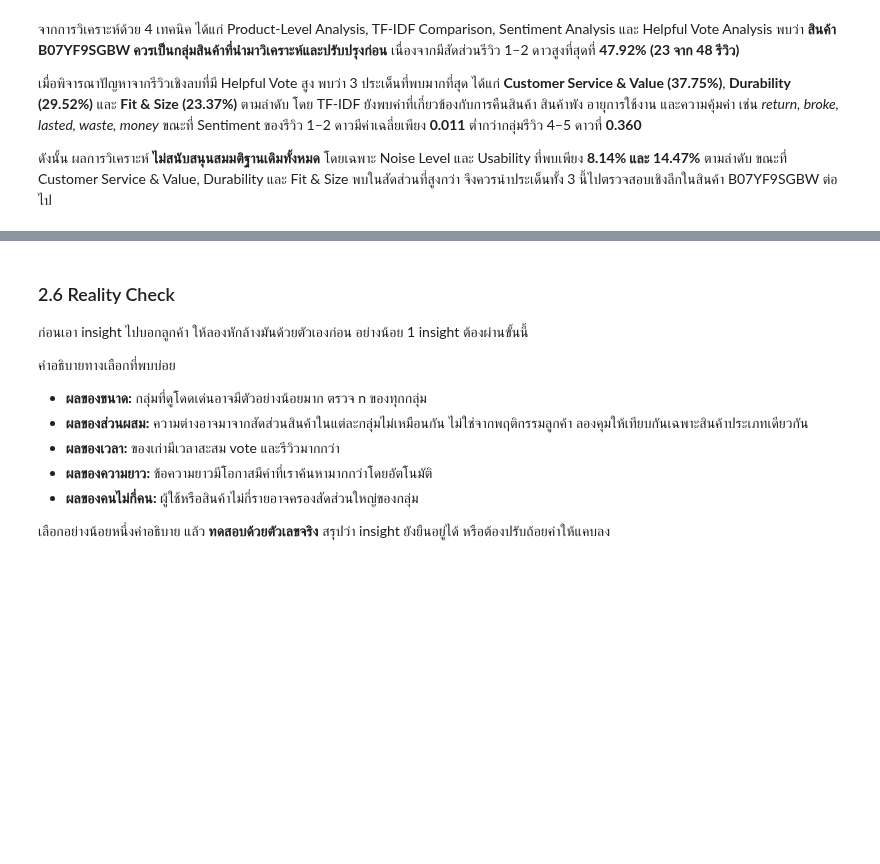
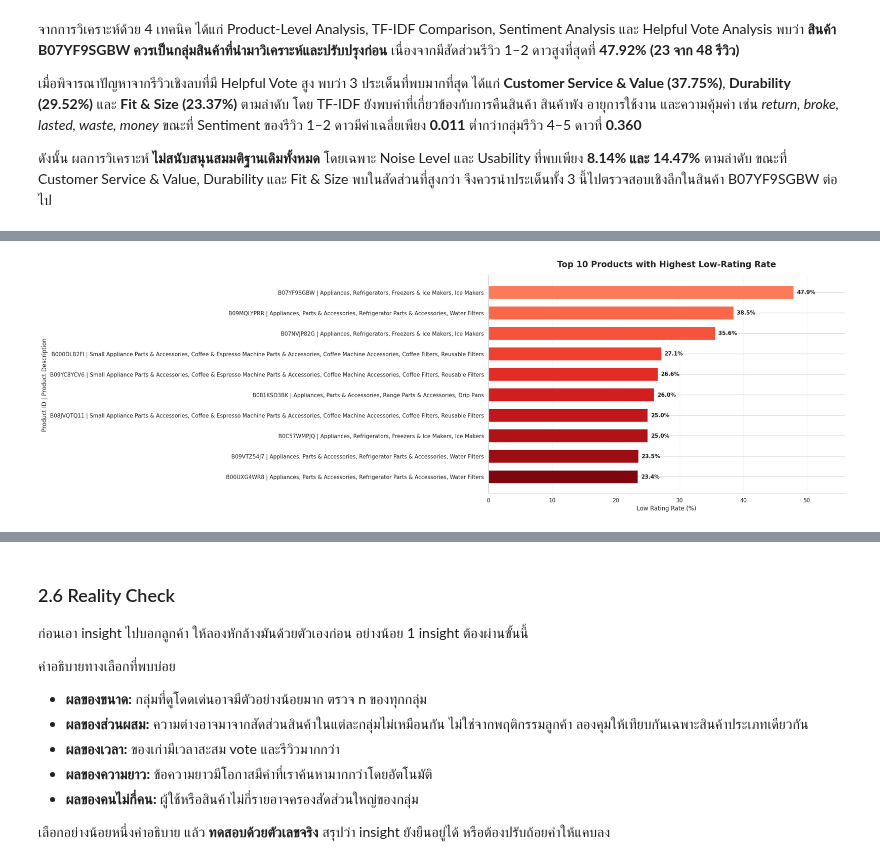
Before and after one commit to doperjerr/Project1-Text_Analytics69, a Jupyter notebook: project1_text_analytics69.ipynb, the cells around one changed output, grey strips where cells are left out. Saved outputs shown, nothing was run; the diff lists cells and outputs as text; code cells hidden in the pictures; blank space fills up the shorter version.

```diff
--- a/project1_text_analytics69.ipynb
+++ b/project1_text_analytics69.ipynb
@@ -1392,0 +1641,83 @@ plt.show()
+# %%
+import matplotlib.pyplot as plt
+import numpy as np
+
+# เรียงจากเปอร์เซ็นต์น้อย → มาก
+plot_data = (
+    top_problem_products
+    .sort_values('Low_Rating_Rate', ascending=True)
+    .copy()
+)
+
+# รหัสสินค้า | คำอธิบายสินค้า
+plot_data['product_label'] = (
+    plot_data['parent_asin'].astype(str)
+    + ' | '
+    + plot_data['categories'].astype(str)
+)
+
+# สีแดงไล่ระดับ
+# ค่าสูงสุด = แดงเข้ม
+colors = plt.cm.Reds(
+    np.linspace(0.45, 0.95, len(plot_data))
+)[::-1]
+
+plt.figure(figsize=(13, 8))
+
+bars = plt.barh(
+    plot_data['product_label'],
+    plot_data['Low_Rating_Rate'],
+    color=colors,
+    height=0.65
+)
+
+plt.title(
+    'Top 10 Products with Highest Low-Rating Rate',
+    fontsize=17,
+    fontweight='bold',
+    pad=18
+)
+
+plt.xlabel(
+    'Low Rating Rate (%)',
+    fontsize=12
+)
+
+plt.ylabel(
+    'Product ID | Product Description',
+    fontsize=12
+)
+
+# แสดงเปอร์เซ็นต์
+for bar, value in zip(
+    bars,
+    plot_data['Low_Rating_Rate']
+):
+    plt.text(
+        value + 0.5,
+        bar.get_y() + bar.get_height() / 2,
+        f'{value:.1f}%',
+        va='center',
+        fontsize=11,
+        fontweight='bold'
+    )
+
+plt.xlim(
+    0,
+    plot_data['Low_Rating_Rate'].max() + 8
+)
+
+plt.grid(
+    axis='x',
+    linestyle='--',
+    linewidth=0.7,
+    alpha=0.3
+)
+
+plt.gca().spines['top'].set_visible(False)
+plt.gca().spines['right'].set_visible(False)
+
+plt.tight_layout()
+plt.show()
+# %% [output]
+[figure, added]
```
Also changed, not shown: parts of 24 cells of this notebook.
